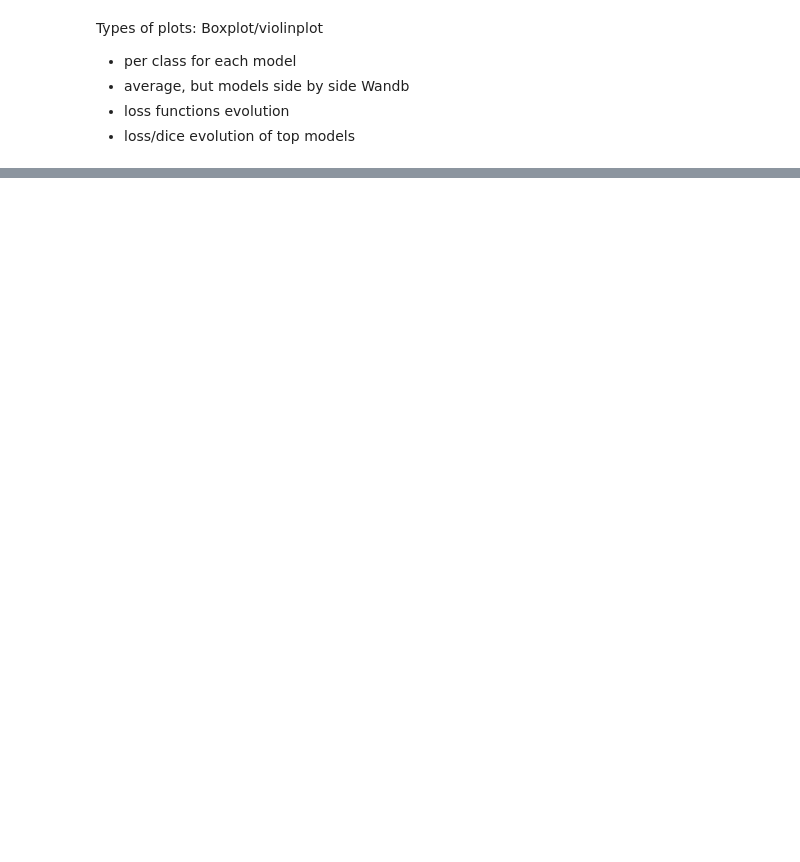
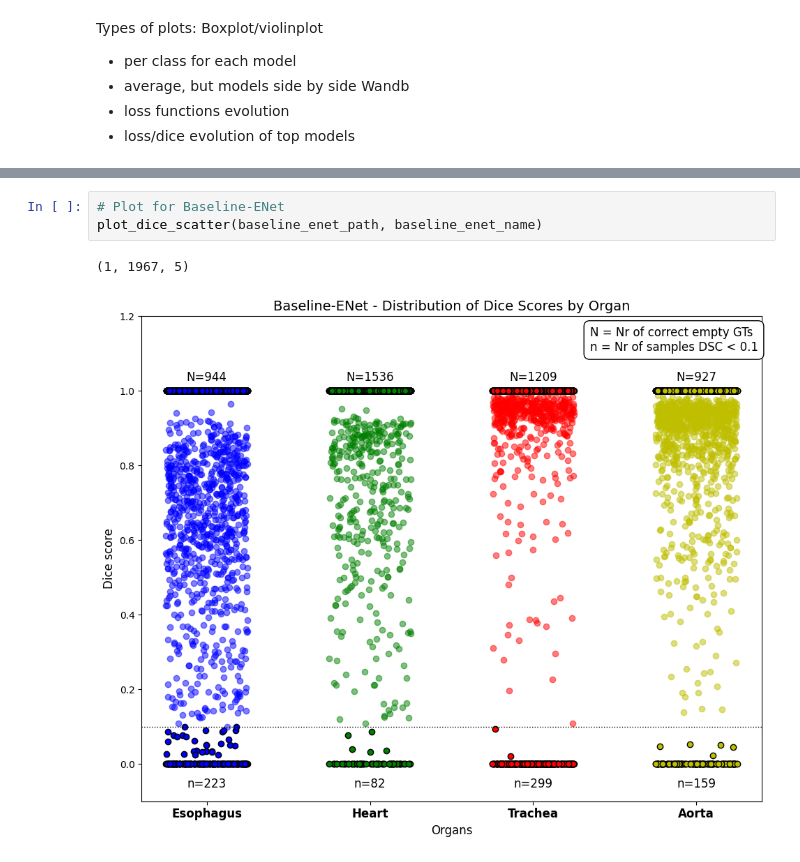
Before and after one commit to prundeanualin/ai4mi_project, a Jupyter notebook: plot.ipynb, the cells around one changed output, grey strips where cells are left out. Saved outputs shown, nothing was run; the diff lists cells and outputs as text; blank space fills up the shorter version.

```diff
--- a/plot.ipynb
+++ b/plot.ipynb
@@ -96,0 +106,6 @@ plt.show()
+# %%
+# Plot for Baseline-ENet
+plot_dice_scatter(baseline_enet_path, baseline_enet_name)
+# %% [output]
+(1, 1967, 5)
+[figure, added]
```
Also changed, not shown: parts of 11 cells of this notebook.
